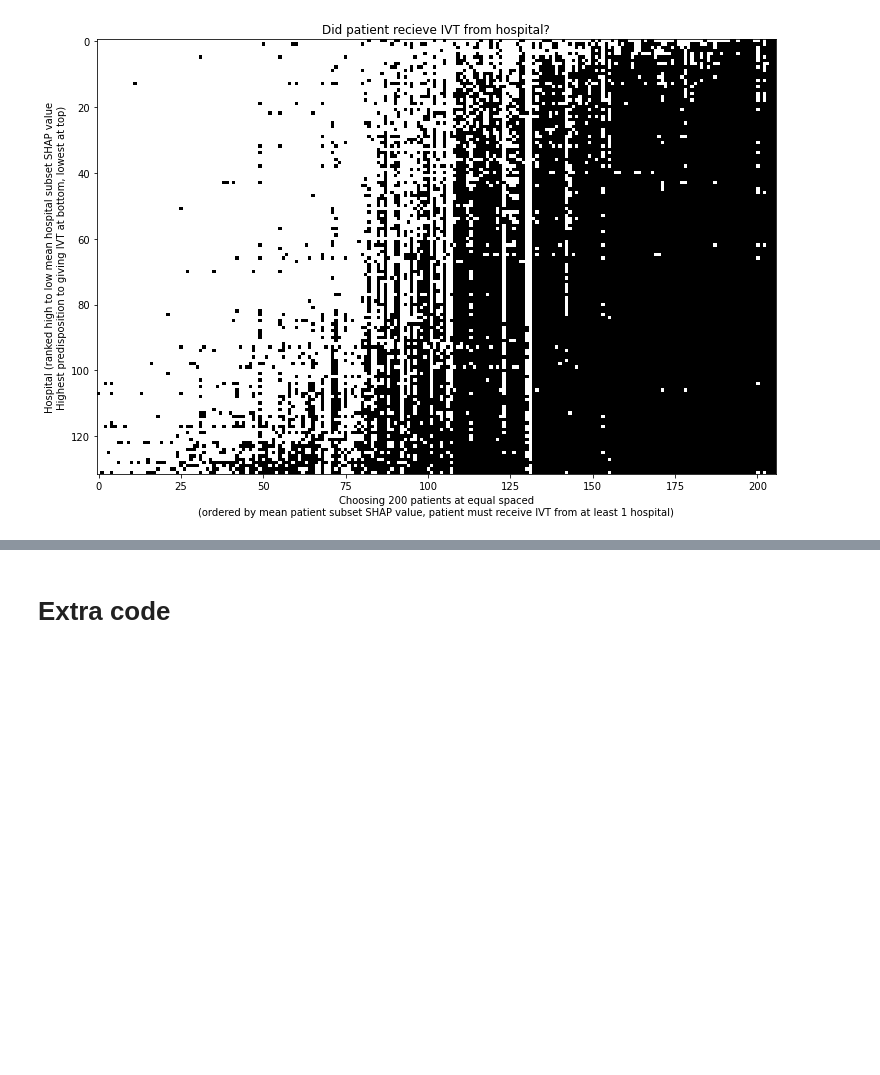
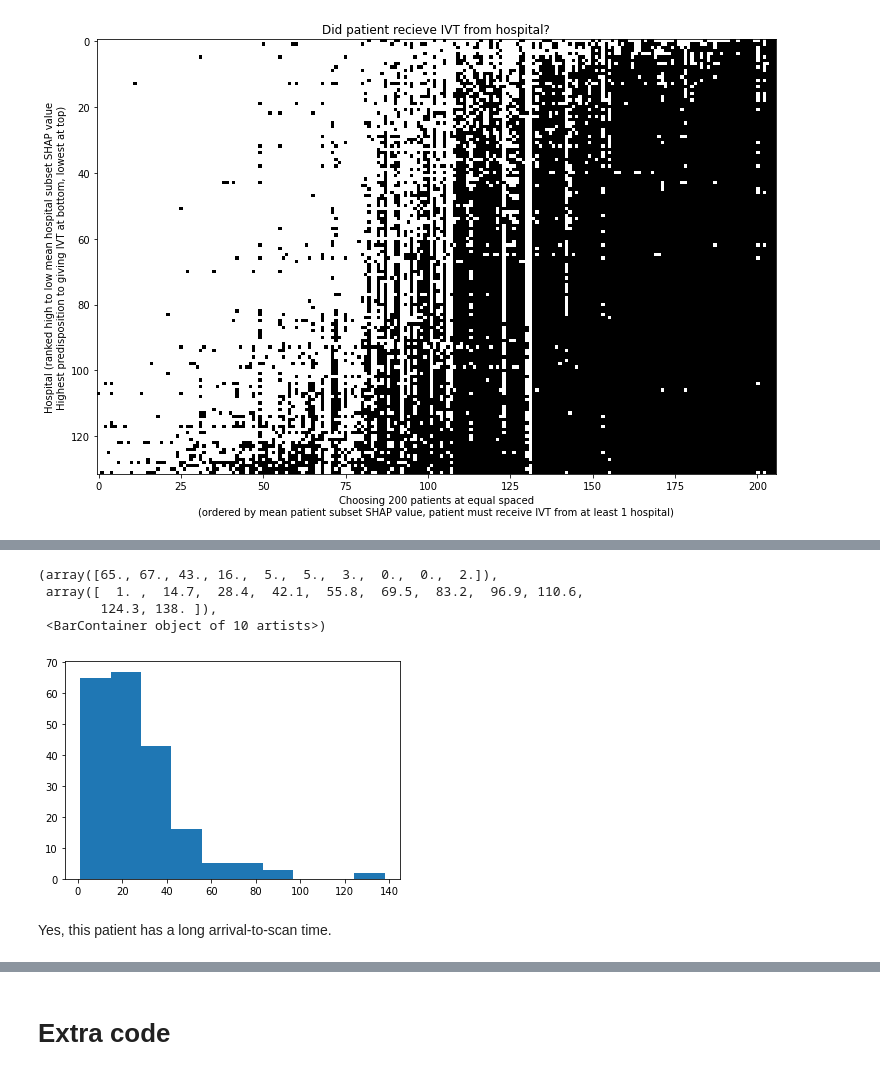
Before and after one commit to samuel-book/samuel_shap_paper_1, a Jupyter notebook: xgb_10_features/04d_10k_subset_SHAP_values_hosp_patient_plot.ipynb, the cells around one changed output, grey strips where cells are left out. Drawn from its saved outputs; the diff is of its cells as text; code cells hidden in the pictures; blank space fills up the shorter version.

Commit message:
interrogate odd patient result (long arrival to scan the cause), and midway through putting subset SHAP values on plots)

```diff
--- a/xgb_10_features/04d_10k_subset_SHAP_values_hosp_patient_plot.ipynb
+++ b/xgb_10_features/04d_10k_subset_SHAP_values_hosp_patient_plot.ipynb
@@ -994,0 +1036,11 @@ df_patient_ivt_rate_10k_to_plot2.sum(axis=0).min()
+# %%
+patient_ids_in_plot2 = df_patient_ivt_rate_10k_to_plot2.columns
+plt.hist(X_test.iloc[patient_ids_in_plot2]["Arrival-to-scan time"])
+# %% [output]
+(array([65., 67., 43., 16.,  5.,  5.,  3.,  0.,  0.,  2.]),
+ array([  1. ,  14.7,  28.4,  42.1,  55.8,  69.5,  83.2,  96.9, 110.6,
+        124.3, 138. ]),
+ <BarContainer object of 10 artists>)
+[figure, added]
+# %% [markdown]
+Yes, this patient has a long arrival-to-scan time.
```
Also changed, not shown: parts of 21 cells of this notebook.
